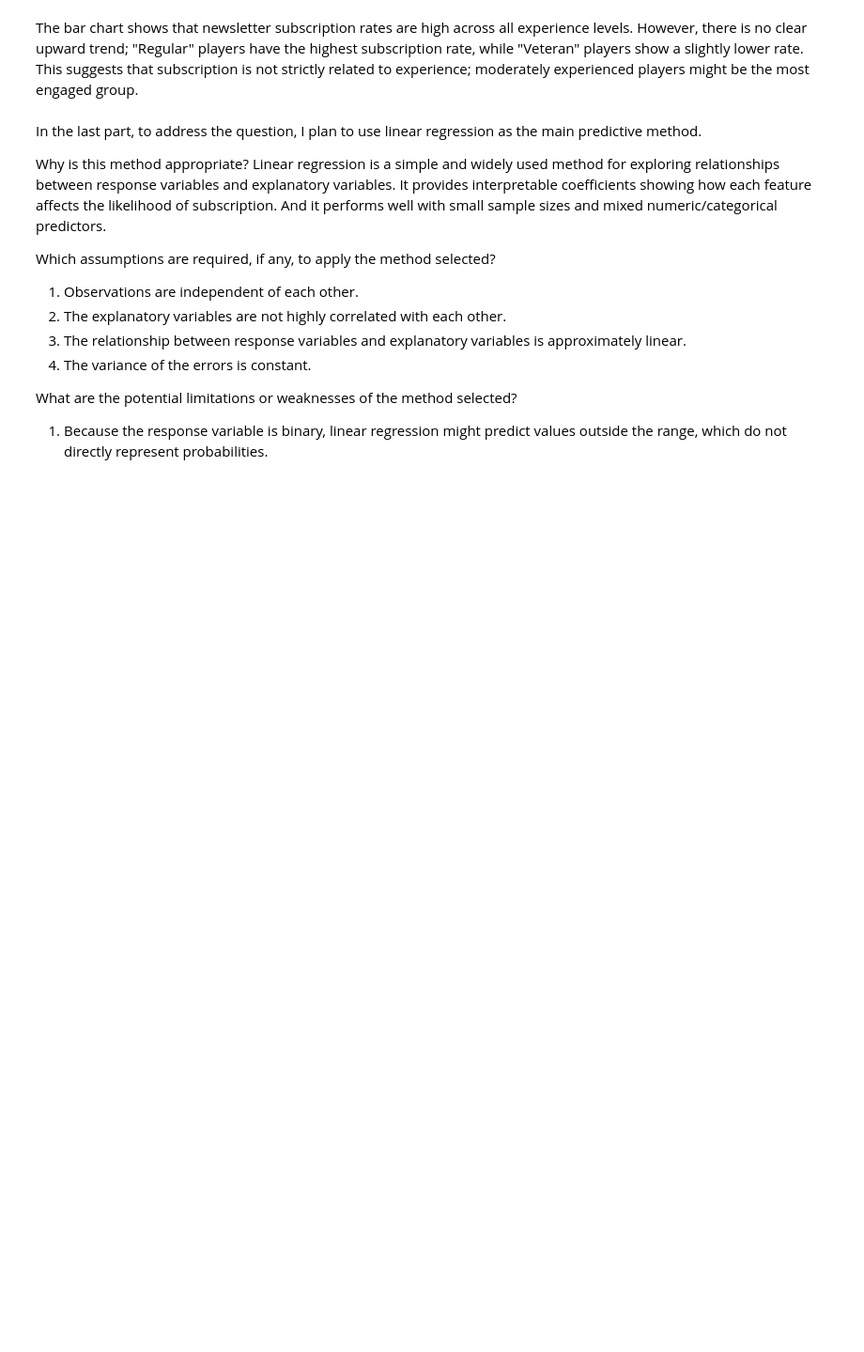
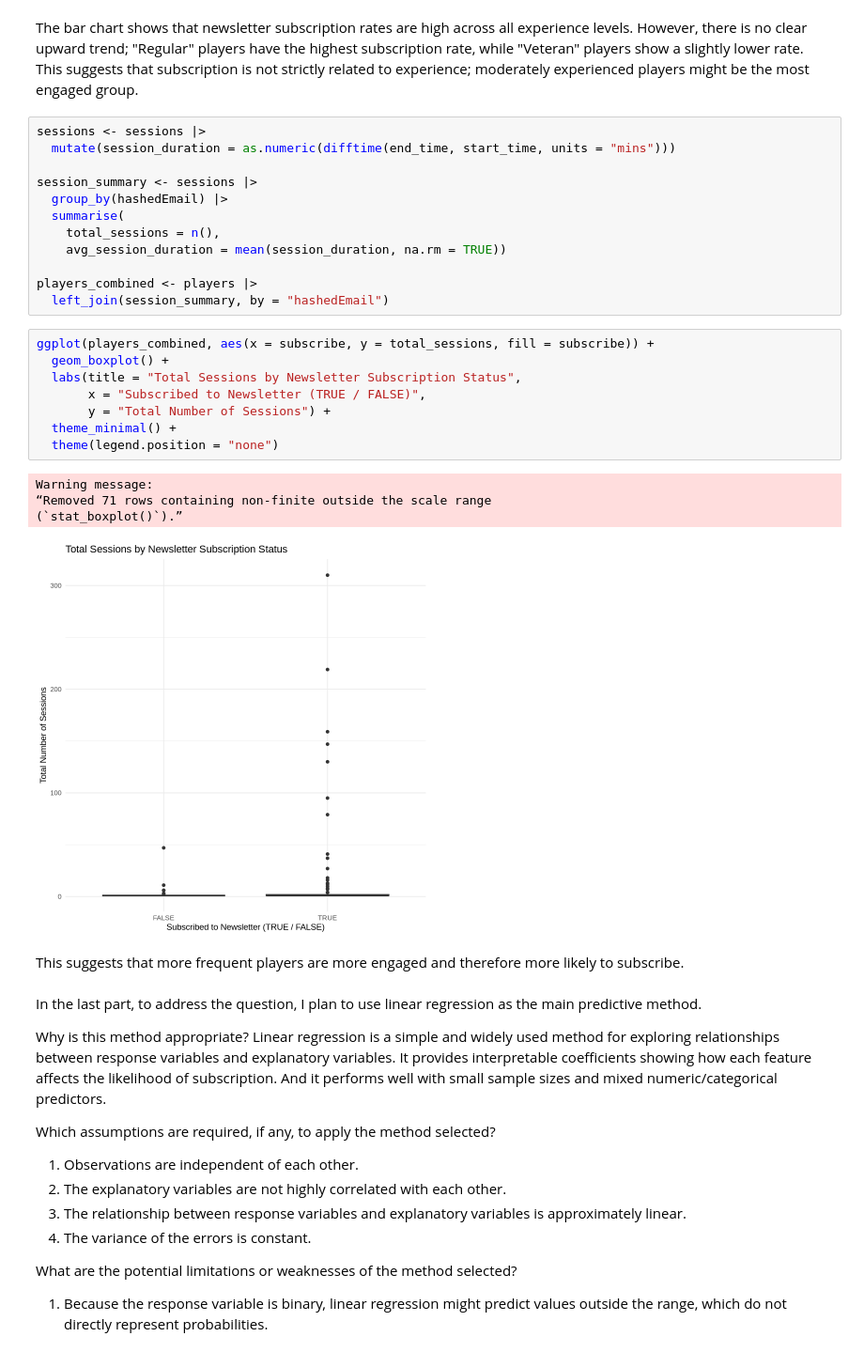
Before and after one commit to suyimeng-arch/dsci100individual, a Jupyter notebook: Untitled.ipynb, the cells around one changed output. Shown at 94% size. Cells and saved outputs as stored; diff of their text form; blank space fills up the shorter version.

Commit message:
total sessions by newsletter subscription status

```diff
--- a/Untitled.ipynb
+++ b/Untitled.ipynb
@@ -108,6 +108,33 @@ ggplot(experience_subscribe, aes(x = experience, y = subscribe_rate, fill = expe
 The bar chart shows that newsletter subscription rates are high across all experience levels.
 However, there is no clear upward trend; "Regular" players have the highest subscription rate, while "Veteran" players show a slightly lower rate.
 This suggests that subscription is not strictly related to experience; moderately experienced players might be the most engaged group.
+# %%
+sessions <- sessions |>
+  mutate(session_duration = as.numeric(difftime(end_time, start_time, units = "mins")))
+
+session_summary <- sessions |>
+  group_by(hashedEmail) |>
+  summarise(
+    total_sessions = n(),
+    avg_session_duration = mean(session_duration, na.rm = TRUE))
+
+players_combined <- players |>
+  left_join(session_summary, by = "hashedEmail")
+# %%
+ggplot(players_combined, aes(x = subscribe, y = total_sessions, fill = subscribe)) +
+  geom_boxplot() +
+  labs(title = "Total Sessions by Newsletter Subscription Status",
+       x = "Subscribed to Newsletter (TRUE / FALSE)",
+       y = "Total Number of Sessions") +
+  theme_minimal() +
+  theme(legend.position = "none")
+# %% [output]
+Warning message:
+“Removed 71 rows containing non-finite outside the scale range
+(`stat_boxplot()`).”
+[figure, added]
+# %% [markdown]
+This suggests that more frequent players are more engaged and therefore more likely to subscribe.
 # %% [markdown]
 In the last part, to address the question, I plan to use linear regression as the main predictive method.
 
```
